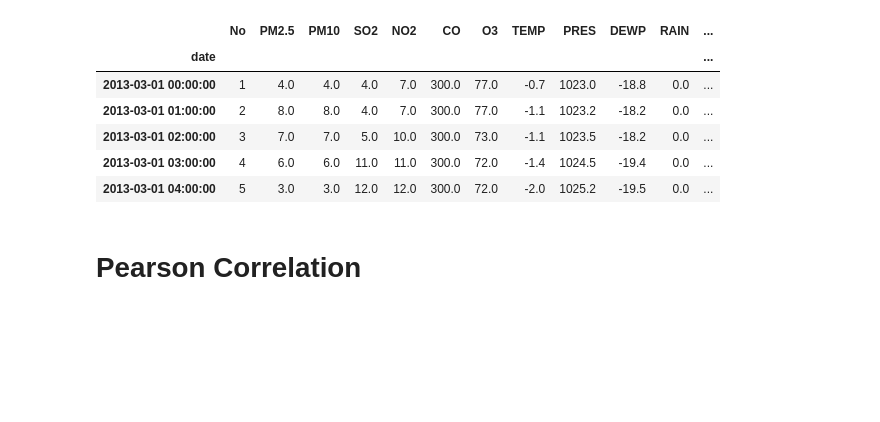
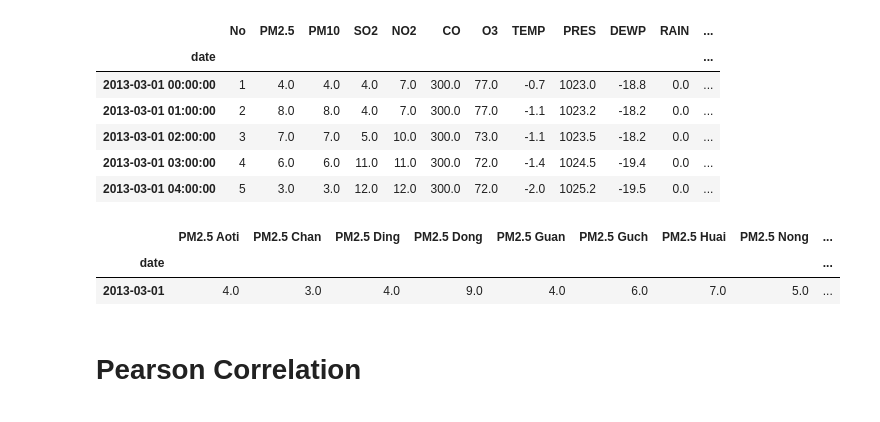
Before and after one commit to Mohammadaminrmz/air_polution_prediction, a Jupyter notebook: Data_Cleaning.ipynb, the cells around one changed output. Saved outputs shown, nothing was run; the diff lists cells and outputs as text; code cells hidden in the pictures; blank space fills up the shorter version.

```diff
--- a/Data_Cleaning.ipynb
+++ b/Data_Cleaning.ipynb
@@ -242,11 +237,0 @@ df.columns = dict_of_dfs["Aotizhongxin"].columns[:-1]
-# %%
-for city in dict_of_dfs.keys():
-    scaler = MinMaxScaler()
-    index = dict_of_dfs[city].index
-    y = dict_of_dfs[city]["PM2.5"]
-    X = dict_of_dfs[city].drop(["PM2.5" , "station" , "No"],axis =1)
-    df_temp = pd.DataFrame(scaler.fit_transform(X))
-    df_temp.columns = X.columns
-    df_temp["PM2.5"] = y.values
-    df_temp.index = index
-    dict_of_dfs[city] = df_temp
@@ -252,0 +246,6 @@ for city in dict_of_dfs.keys():
+# %%
+PMS_df.head(1)
+# %% [output]
+|  | PM2.5 Aoti | PM2.5 Chan | PM2.5 Ding | PM2.5 Dong | PM2.5 Guan | PM2.5 Guch | PM2.5 Huai | PM2.5 Nong | ... |
+| date |  |  |  |  |  |  |  |  | ... |
+| 2013-03-01 | 4.0 | 3.0 | 4.0 | 9.0 | 4.0 | 6.0 | 7.0 | 5.0 | ... |
```
Also changed, not shown: parts of 23 cells of this notebook, 5 other files.
